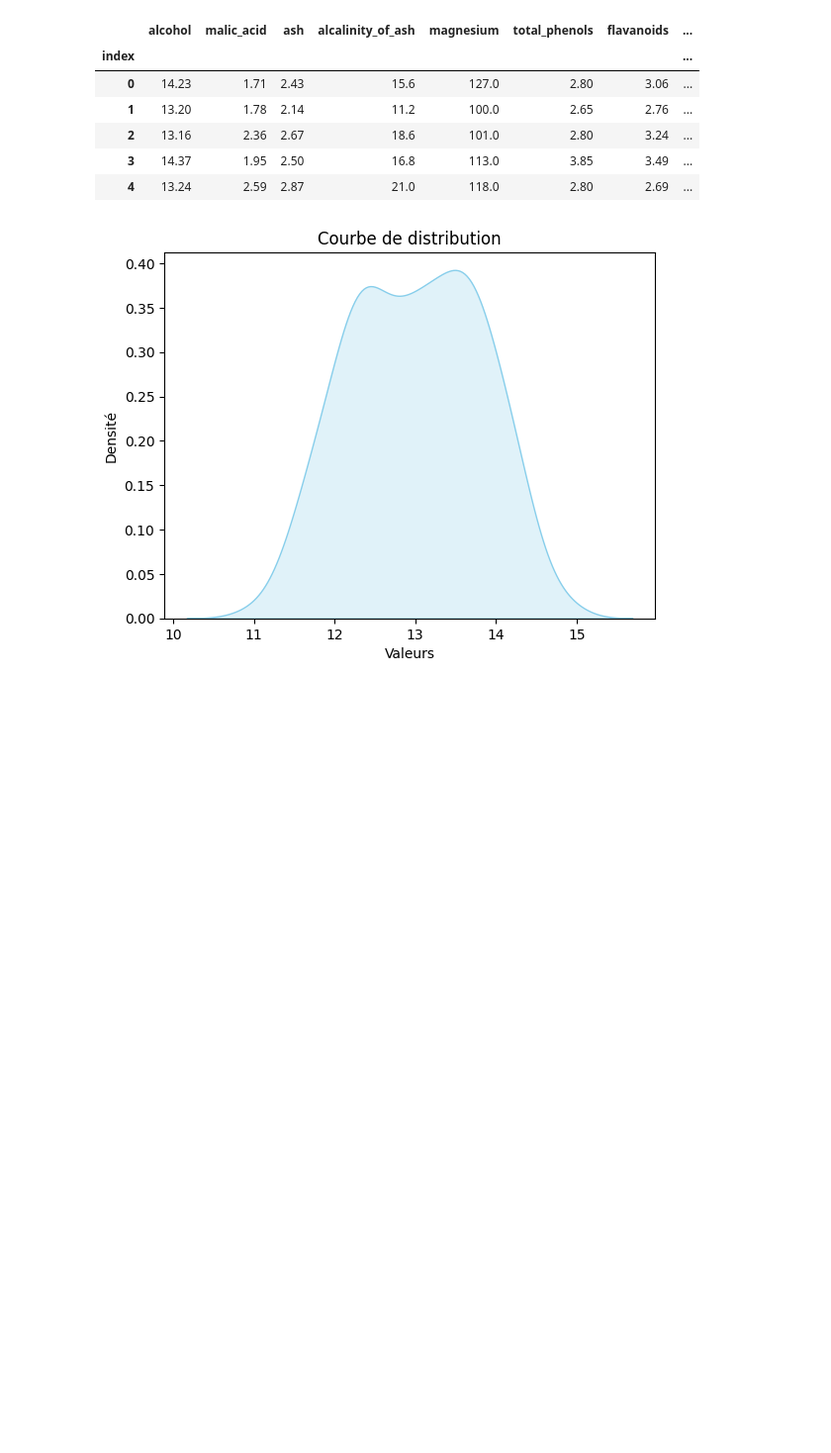
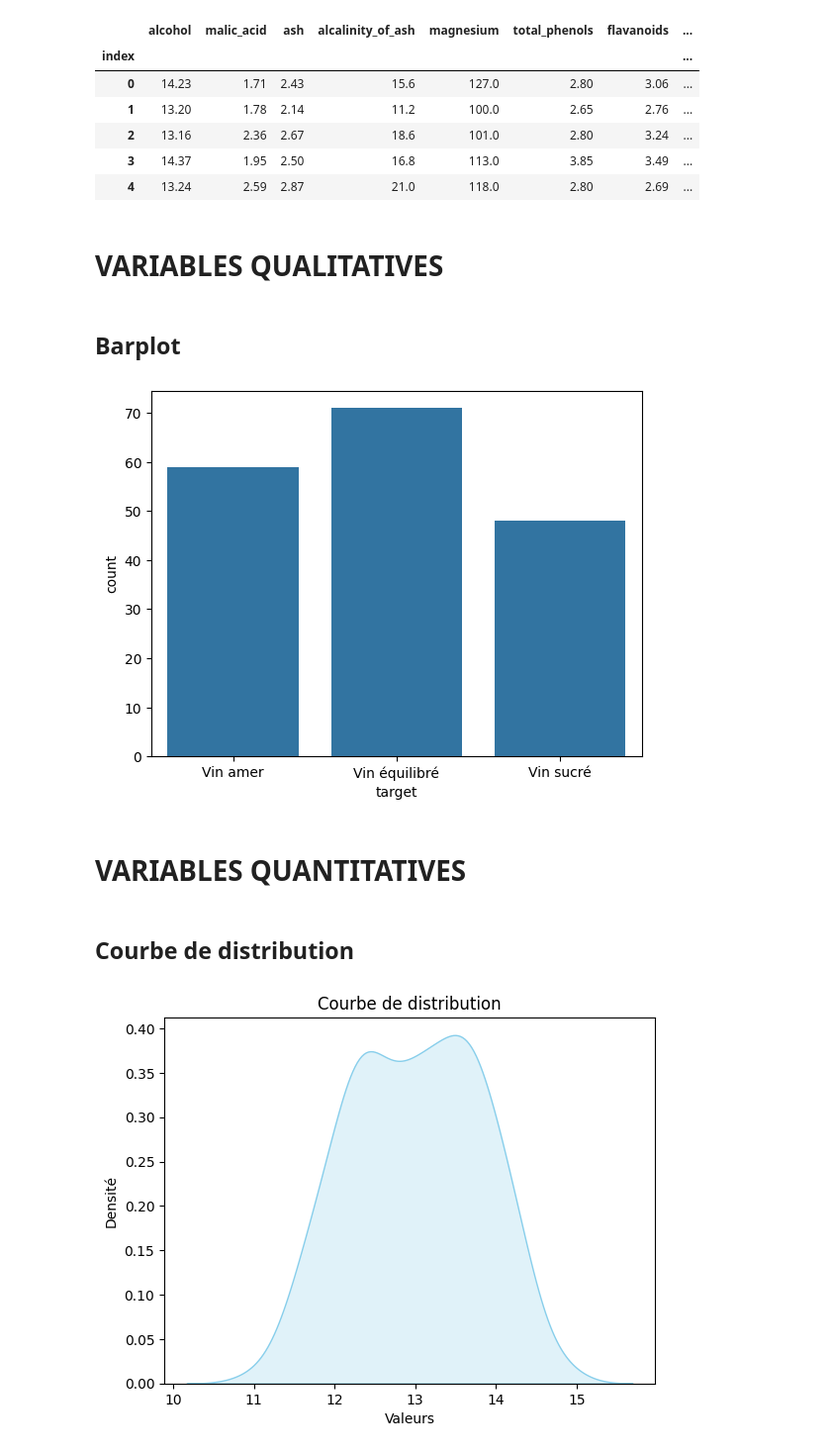
Before and after one commit to VincentLo44/Digi_projet_ML_IA, a Jupyter notebook: app_adam.ipynb, the cells around one changed output. Shown at 99% size. Cells and saved outputs as stored; diff of their text form; code cells hidden in the pictures; blank space fills up the shorter version.

Commit message:
"Traitement des données", "Visualisations"

```diff
--- a/app_adam.ipynb
+++ b/app_adam.ipynb
@@ -8,5 +10,5 @@ import seaborn as sns
 # %%
-df = pd.read_csv("vin.csv")
+df = pd.read_csv("./Data/vin.csv")
 df.columns = ["index","alcohol","malic_acid","ash","alcalinity_of_ash","magnesium","total_phenols","flavanoids","nonflavanoid_phenols","proanthocyanins","color_intensity","hue","od280/od315_of_diluted_wines","proline","target"]
 df = df.set_index("index")
 df.head()
@@ -18,4 +20,17 @@ df.head()
 | 2 | 13.16 | 2.36 | 2.67 | 18.6 | 101.0 | 2.80 | 3.24 | ... |
 | 3 | 14.37 | 1.95 | 2.50 | 16.8 | 113.0 | 3.85 | 3.49 | ... |
 | 4 | 13.24 | 2.59 | 2.87 | 21.0 | 118.0 | 2.80 | 2.69 | ... |
+# %% [markdown]
+# VARIABLES QUALITATIVES
+# %% [markdown]
+## Barplot
+# %%
+sns.countplot(x='target', data=df)
+plt.show()
+# %% [output]
+[figure, added]
+# %% [markdown]
+# VARIABLES QUANTITATIVES
+# %% [markdown]
+## Courbe de distribution
 # %%
```
Also changed, not shown: parts of 30 cells of this notebook, 1 other file.
